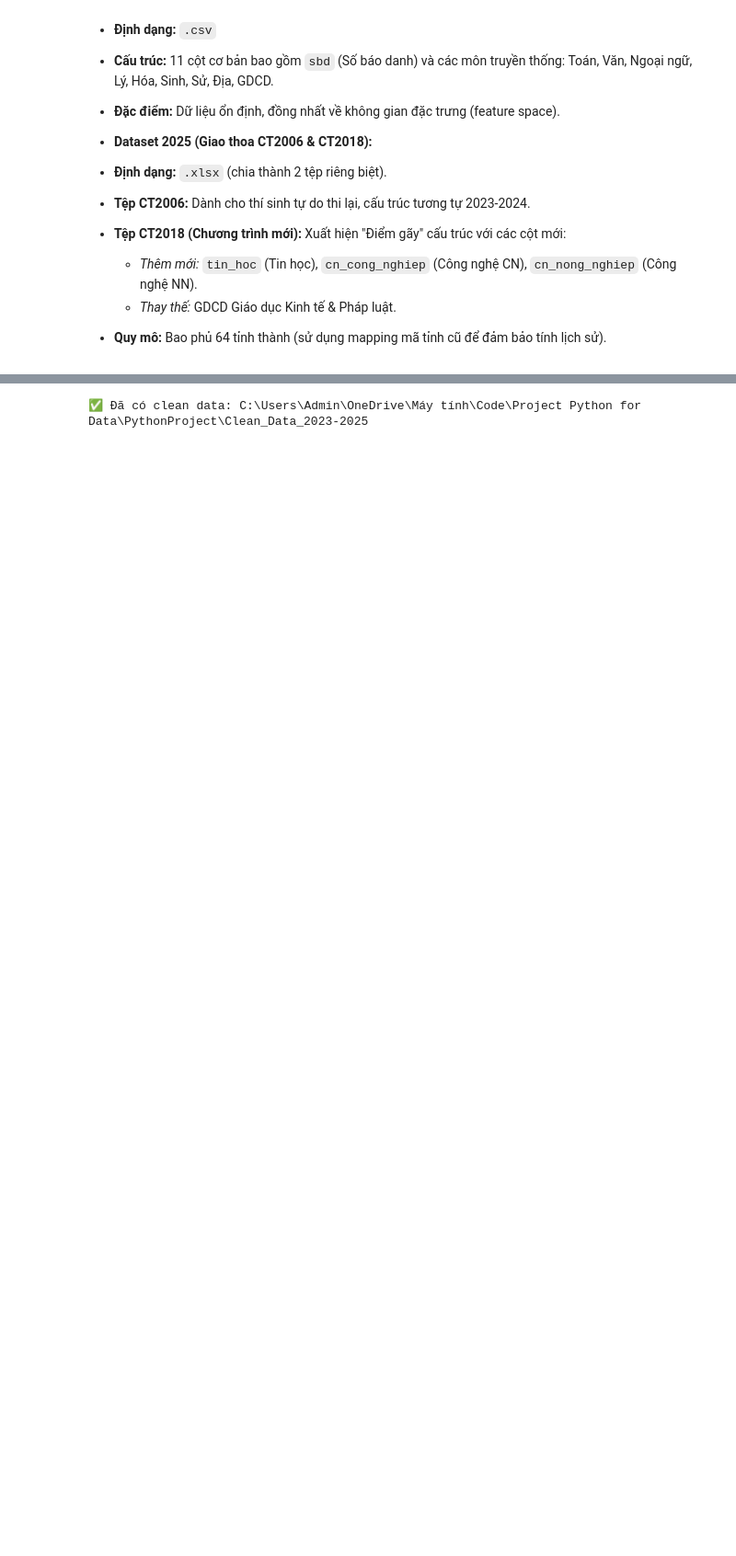
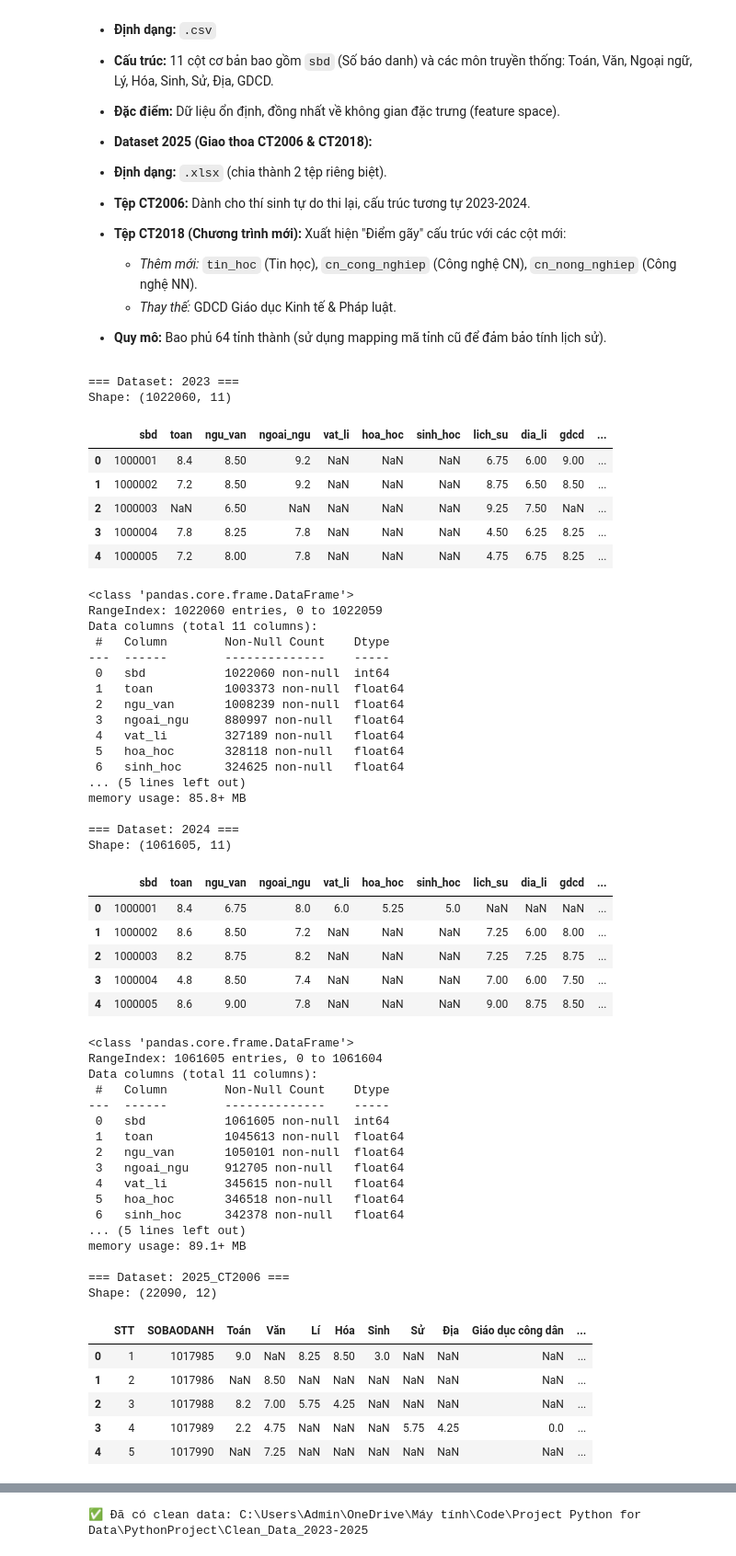
Before and after one commit to tano-dev/Vietnam-National-Exam-Score-Analysis-and-Forecasting, a Jupyter notebook: Report/ReportProject.ipynb, the cells around one changed output, grey strips where cells are left out. Shown at 92% size. Drawn from its saved outputs; the diff is of its cells as text; code cells hidden in the pictures; blank space fills up the shorter version.

Commit message:
Thêm load raw data

```diff
--- a/Report/ReportProject.ipynb
+++ b/Report/ReportProject.ipynb
@@ -326,3 +326,79 @@ Dữ liệu đầu vào bao gồm điểm thi THPT của 3 năm liên tiếp, ph
 * **Quy mô:** Bao phủ 64 tỉnh thành (sử dụng mapping mã tỉnh cũ để đảm bảo tính lịch sử).
 # %%
 # Load dữ liệu raw và info của chúng
+
+# Khởi tạo DataLoader
+data_loader = DataLoader()
+
+# Load dữ liệu raw
+df_2023_ct2006, df_2024_ct2006, df_2025_ct2006, df_2025_ct2018 = data_loader.load_data()
+
+# Gom các dataset vào dict để tiện quản lý
+raw_datasets = {
+    "2023": df_2023_ct2006,
+    "2024": df_2024_ct2006,
+    "2025_CT2006": df_2025_ct2006,
+    "2025_CT2018": df_2025_ct2018,
+}
+
+# ==================== Thông tin tổng quan ====================
+for name, df in raw_datasets.items():
+    print(f"\n=== Dataset: {name} ===")
+    print(f"Shape: {df.shape}")
+    display(df.head())
+    df.info()
+# %% [output]
+=== Dataset: 2023 ===
+Shape: (1022060, 11)
+|  | sbd | toan | ngu_van | ngoai_ngu | vat_li | hoa_hoc | sinh_hoc | lich_su | dia_li | gdcd | ... |
+| 0 | 1000001 | 8.4 | 8.50 | 9.2 | NaN | NaN | NaN | 6.75 | 6.00 | 9.00 | ... |
+| 1 | 1000002 | 7.2 | 8.50 | 9.2 | NaN | NaN | NaN | 8.75 | 6.50 | 8.50 | ... |
+| 2 | 1000003 | NaN | 6.50 | NaN | NaN | NaN | NaN | 9.25 | 7.50 | NaN | ... |
+| 3 | 1000004 | 7.8 | 8.25 | 7.8 | NaN | NaN | NaN | 4.50 | 6.25 | 8.25 | ... |
+| 4 | 1000005 | 7.2 | 8.00 | 7.8 | NaN | NaN | NaN | 4.75 | 6.75 | 8.25 | ... |
+<class 'pandas.core.frame.DataFrame'>
+RangeIndex: 1022060 entries, 0 to 1022059
+Data columns (total 11 columns):
+ #   Column        Non-Null Count    Dtype
+---  ------        --------------    -----
+ 0   sbd           1022060 non-null  int64
+ 1   toan          1003373 non-null  float64
+ 2   ngu_van       1008239 non-null  float64
+ 3   ngoai_ngu     880997 non-null   float64
+ 4   vat_li        327189 non-null   float64
+ 5   hoa_hoc       328118 non-null   float64
+ 6   sinh_hoc      324625 non-null   float64
+... (5 lines left out)
+memory usage: 85.8+ MB
+
+=== Dataset: 2024 ===
+Shape: (1061605, 11)
+|  | sbd | toan | ngu_van | ngoai_ngu | vat_li | hoa_hoc | sinh_hoc | lich_su | dia_li | gdcd | ... |
+| 0 | 1000001 | 8.4 | 6.75 | 8.0 | 6.0 | 5.25 | 5.0 | NaN | NaN | NaN | ... |
+| 1 | 1000002 | 8.6 | 8.50 | 7.2 | NaN | NaN | NaN | 7.25 | 6.00 | 8.00 | ... |
+| 2 | 1000003 | 8.2 | 8.75 | 8.2 | NaN | NaN | NaN | 7.25 | 7.25 | 8.75 | ... |
+| 3 | 1000004 | 4.8 | 8.50 | 7.4 | NaN | NaN | NaN | 7.00 | 6.00 | 7.50 | ... |
+| 4 | 1000005 | 8.6 | 9.00 | 7.8 | NaN | NaN | NaN | 9.00 | 8.75 | 8.50 | ... |
+<class 'pandas.core.frame.DataFrame'>
+RangeIndex: 1061605 entries, 0 to 1061604
+Data columns (total 11 columns):
+ #   Column        Non-Null Count    Dtype
+---  ------        --------------    -----
+ 0   sbd           1061605 non-null  int64
+ 1   toan          1045613 non-null  float64
+ 2   ngu_van       1050101 non-null  float64
+ 3   ngoai_ngu     912705 non-null   float64
+ 4   vat_li        345615 non-null   float64
+ 5   hoa_hoc       346518 non-null   float64
+ 6   sinh_hoc      342378 non-null   float64
+... (5 lines left out)
+memory usage: 89.1+ MB
+
+=== Dataset: 2025_CT2006 ===
+Shape: (22090, 12)
+|  | STT | SOBAODANH | Toán | Văn | Lí | Hóa | Sinh | Sử | Địa | Giáo dục công dân | ... |
+| 0 | 1 | 1017985 | 9.0 | NaN | 8.25 | 8.50 | 3.0 | NaN | NaN | NaN | ... |
+| 1 | 2 | 1017986 | NaN | 8.50 | NaN | NaN | NaN | NaN | NaN | NaN | ... |
+| 2 | 3 | 1017988 | 8.2 | 7.00 | 5.75 | 4.25 | NaN | NaN | NaN | NaN | ... |
+| 3 | 4 | 1017989 | 2.2 | 4.75 | NaN | NaN | NaN | 5.75 | 4.25 | 0.0 | ... |
+| 4 | 5 | 1017990 | NaN | 7.25 | NaN | NaN | NaN | NaN | NaN | NaN | ... |
```
Also changed, not shown: parts of 4 cells of this notebook.
